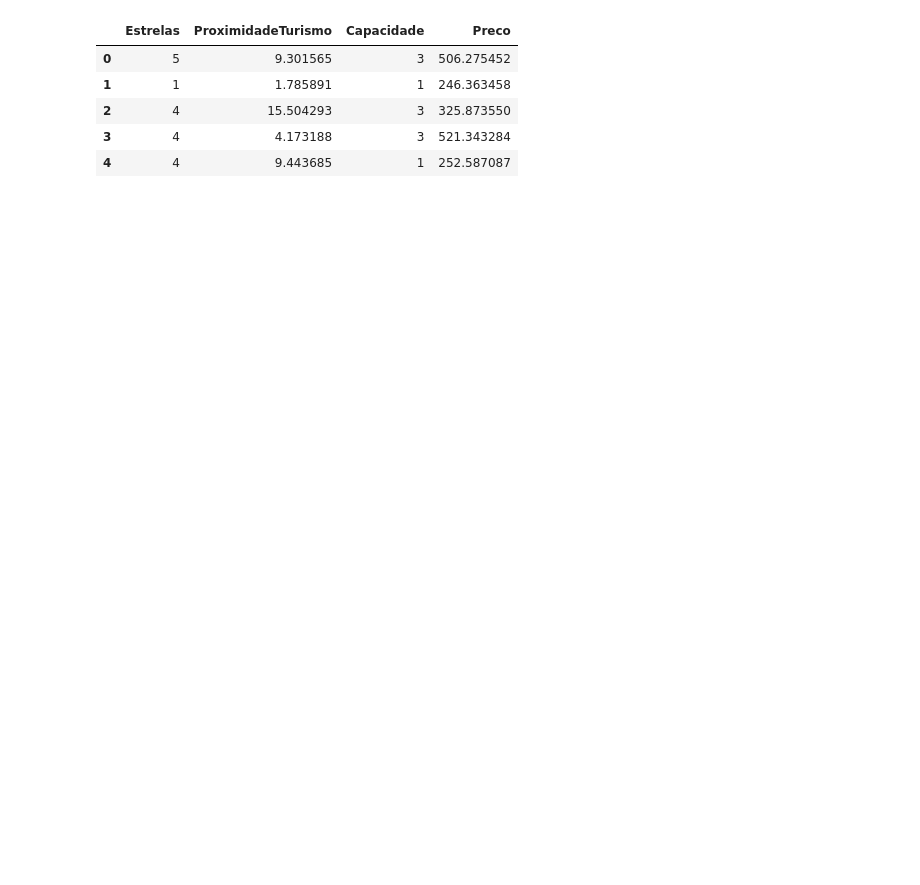
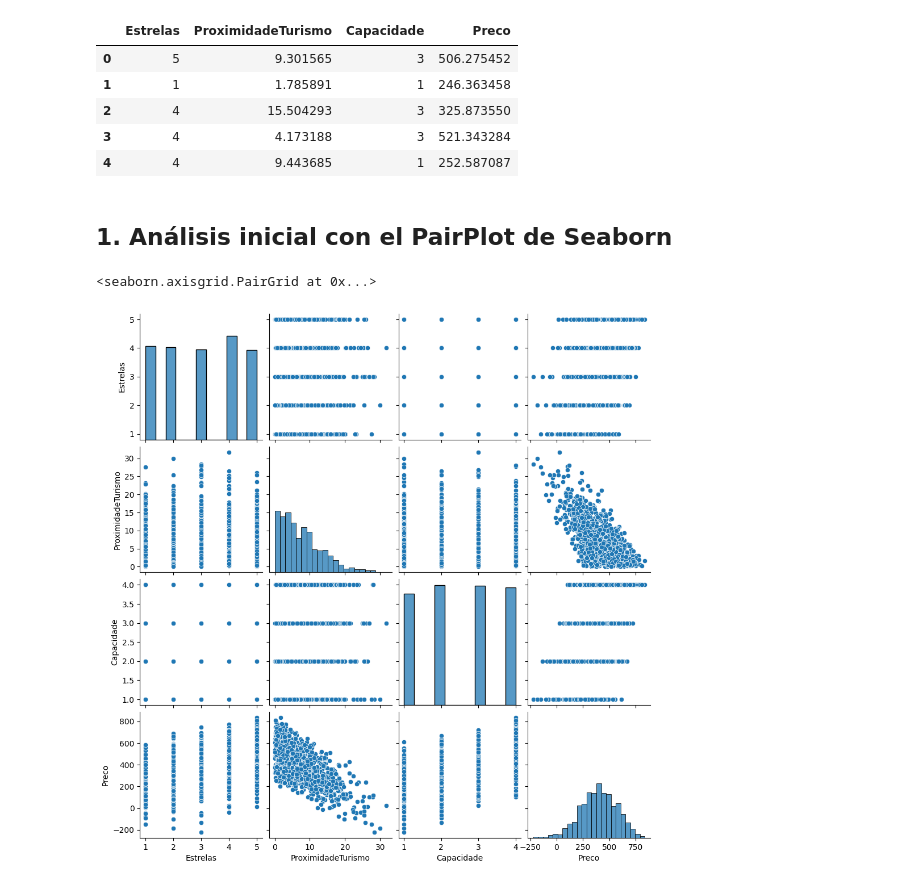
Before and after one commit to DanielRaiicHu/precio_de_inmuebles_regresion_lineal, a Jupyter notebook: precios_de_inmuebles_regresion_lineal.ipynb, the cells around one changed output. Saved outputs shown, nothing was run; the diff lists cells and outputs as text; code cells hidden in the pictures; blank space fills up the shorter version.

```diff
--- a/precios_de_inmuebles_regresion_lineal.ipynb
+++ b/precios_de_inmuebles_regresion_lineal.ipynb
@@ -647,3 +651,5 @@ dataset.head()
 | 2 | 4 | 15.504293 | 3 | 325.873550 |
 | 3 | 4 | 4.173188 | 3 | 521.343284 |
 | 4 | 4 | 9.443685 | 1 | 252.587087 |
+# %% [markdown]
+## 1. Análisis inicial con el PairPlot de Seaborn
@@ -649,0 +658,7 @@ dataset.head()
+# %%
+# Este gráfico muestra las relaciones entre las variables del dataset: Preco (precio), Estrelas (categoría del hotel),
+# ProximidadeTurismo (distancia a puntos turísticos) y Capacidade (capacidad de personas del hotel).
+sns.pairplot(dataset)
+# %% [output]
+<seaborn.axisgrid.PairGrid at 0x...>
+[figure, added]
```
Also changed, not shown: parts of 11 cells of this notebook.
